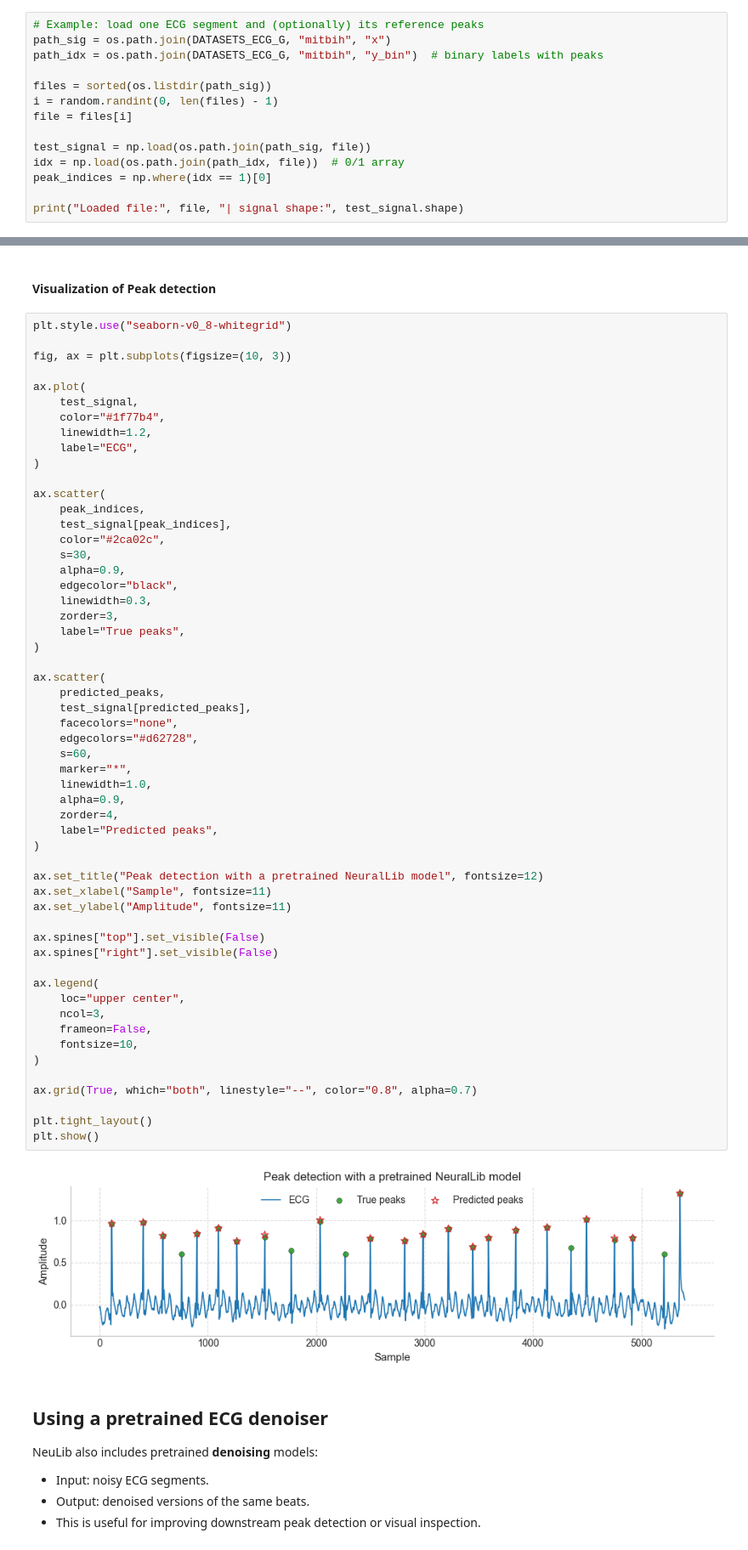
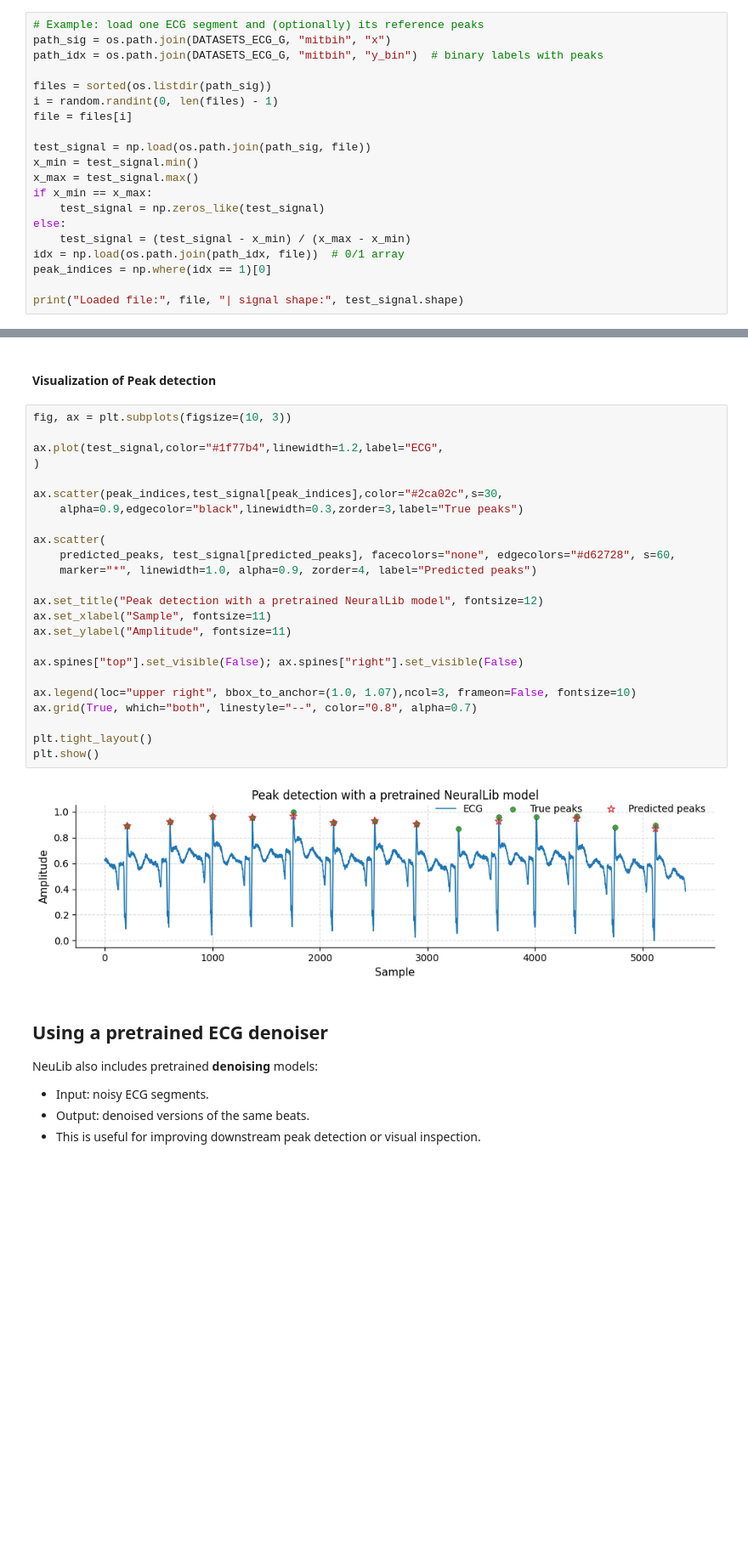
Before and after one commit to novabiosignals/NeuralLib, a Jupyter notebook: Tutorial4BIOSTEC/Biostec2_PretrainedModelUsage.ipynb, the cells around one changed output, grey strips where cells are left out. Shown at 85% size. Drawn from its saved outputs; the diff is of its cells as text; blank space fills up the shorter version.

```diff
--- a/Tutorial4BIOSTEC/Biostec2_PretrainedModelUsage.ipynb
+++ b/Tutorial4BIOSTEC/Biostec2_PretrainedModelUsage.ipynb
@@ -55,6 +56,12 @@ i = random.randint(0, len(files) - 1)
 file = files[i]
 
 test_signal = np.load(os.path.join(path_sig, file))
+x_min = test_signal.min()
+x_max = test_signal.max()
+if x_min == x_max:
+    test_signal = np.zeros_like(test_signal)
+else:
+    test_signal = (test_signal - x_min) / (x_max - x_min)
 idx = np.load(os.path.join(path_idx, file))  # 0/1 array
 peak_indices = np.where(idx == 1)[0]
 
@@ -159,62 +159,31 @@ Prediction Is Done!
 # %% [markdown]
 #### Visualization of Peak detection
 # %%
-plt.style.use("seaborn-v0_8-whitegrid")
-
 fig, ax = plt.subplots(figsize=(10, 3))
 
-ax.plot(
-    test_signal,
-    color="#1f77b4",
-    linewidth=1.2,
-    label="ECG",
+ax.plot(test_signal,color="#1f77b4",linewidth=1.2,label="ECG",
 )
 
-ax.scatter(
-    peak_indices,
-    test_signal[peak_indices],
-    color="#2ca02c",
-    s=30,
-    alpha=0.9,
-    edgecolor="black",
-    linewidth=0.3,
-    zorder=3,
-    label="True peaks",
-)
+ax.scatter(peak_indices,test_signal[peak_indices],color="#2ca02c",s=30,
+    alpha=0.9,edgecolor="black",linewidth=0.3,zorder=3,label="True peaks")
 
 ax.scatter(
-    predicted_peaks,
-    test_signal[predicted_peaks],
-    facecolors="none",
-    edgecolors="#d62728",
-    s=60,
-    marker="*",
-    linewidth=1.0,
-    alpha=0.9,
-    zorder=4,
-    label="Predicted peaks",
-)
+    predicted_peaks, test_signal[predicted_peaks], facecolors="none", edgecolors="#d62728", s=60,
+    marker="*", linewidth=1.0, alpha=0.9, zorder=4, label="Predicted peaks")
 
 ax.set_title("Peak detection with a pretrained NeuralLib model", fontsize=12)
 ax.set_xlabel("Sample", fontsize=11)
 ax.set_ylabel("Amplitude", fontsize=11)
 
-ax.spines["top"].set_visible(False)
-ax.spines["right"].set_visible(False)
+ax.spines["top"].set_visible(False); ax.spines["right"].set_visible(False)
 
-ax.legend(
-    loc="upper center",
-    ncol=3,
-    frameon=False,
-    fontsize=10,
-)
-
+ax.legend(loc="upper right", bbox_to_anchor=(1.0, 1.07),ncol=3, frameon=False, fontsize=10)
 ax.grid(True, which="both", linestyle="--", color="0.8", alpha=0.7)
 
 plt.tight_layout()
 plt.show()
 # %% [output]
-[figure, old version]
+[figure, new version]
 # %% [markdown]
 ## Using a pretrained ECG denoiser
 
```
Also changed, not shown: parts of 11 cells of this notebook, 19 other files.
